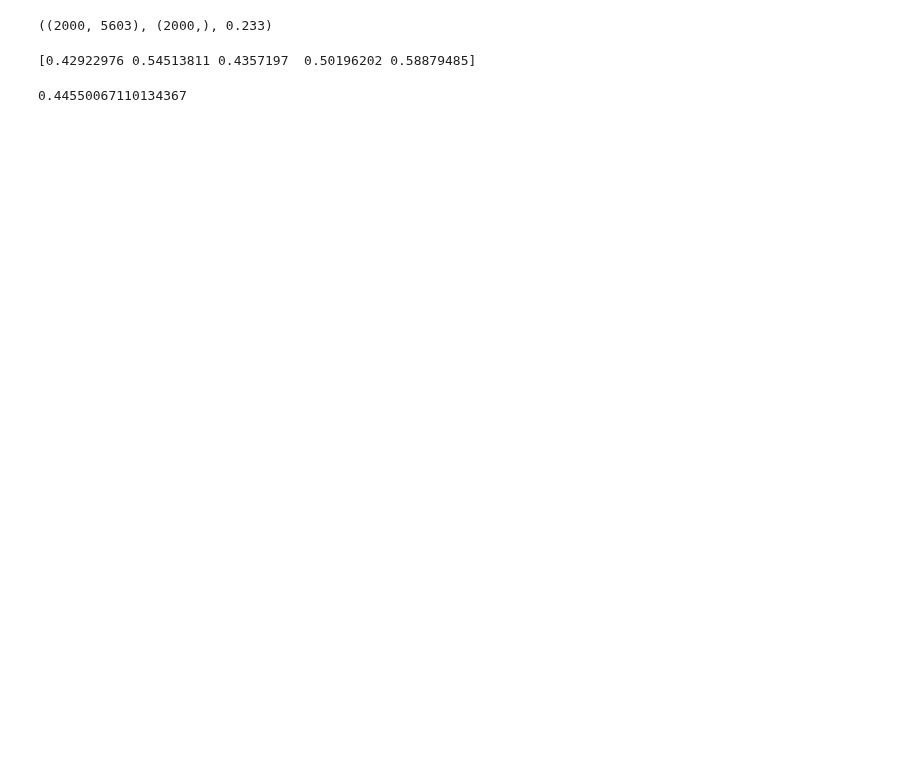
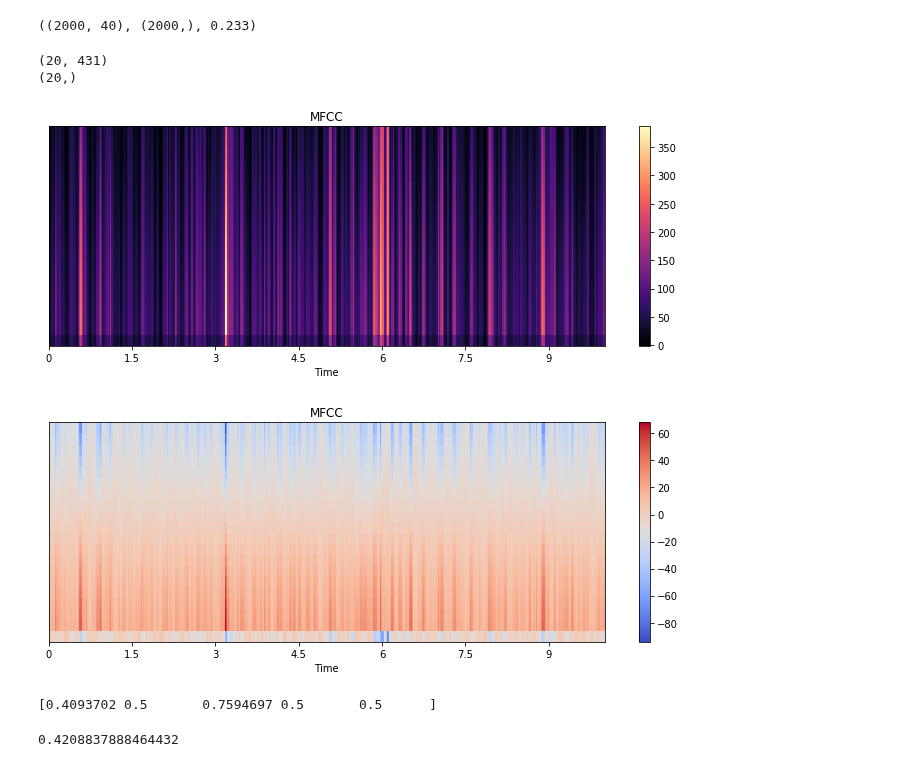
Before and after one commit to jonnor/datascience-master, a Jupyter notebook: dcase2018/Baseline.ipynb, the cells around one changed output. Drawn from its saved outputs; the diff is of its cells as text; code cells hidden in the pictures; blank space fills up the shorter version.

Commit message:
dcase2018: Fix features in Baseline
ROC AUC 0.73, bad precision-recall curve

```diff
--- a/dcase2018/Baseline.ipynb
+++ b/dcase2018/Baseline.ipynb
@@ -47,6 +69,33 @@ def load_dataset(tarpath, labelpath, limit=None):
 # %%
-X, Y = load_dataset('data/ff1010bird.mfcc.tgz', 'data/ff1010bird.labels.csv', limit=2000)
+dataset = load_dataset('data/ff1010bird.mfcc.tgz', 'data/ff1010bird.labels.csv', limit=2000)
+X, Y = get_features(dataset)
 X_train, X_test, Y_train, Y_test = model_selection.train_test_split(X, Y, test_size=0.3, random_state=1)
 X.shape, Y.shape, numpy.mean(Y)
 # %% [output]
-((2000, 5603), (2000,), 0.233)
+((2000, 40), (2000,), 0.233)
+# %%
+def plot_mfcc(mfcc):
+    plt.figure(figsize=(10, 4))
+    librosa.display.specshow(mfcc, x_axis='time')
+    plt.colorbar()
+    plt.title('MFCC')
+    plt.tight_layout()
+
+def plot_spectrogram(S, title='Mel spectrogram', fmax=8000):
+    plt.figure(figsize=(10, 4))
+    d = librosa.power_to_db(S, ref=numpy.max)
+    librosa.display.specshow(d, y_axis='mel', x_axis='time', fmin=500, fmax=fmax)
+    plt.colorbar(format='%+2.0f dB')
+    plt.title(title)
+    plt.tight_layout()
+
+print(X[1].T.shape)
+print(numpy.mean(X[1].T, axis=1).shape)
+
+plot_mfcc(X[1].T.values)
+plot_mfcc(meansub(X[1].T.values))
+# %% [output]
+(20, 431)
+(20,)
+[figure, added]
+[figure, added]
@@ -54,7 +116,7 @@ X.shape, Y.shape, numpy.mean(Y)
 # Asssumes MFCC features as input
 gmm = make_pipeline(
     StandardScaler(),
-    GaussianMixture(n_components=2, covariance_type='spherical'),
+    GaussianMixture(n_components=2, covariance_type='full'),
 )
 
 scores = model_selection.cross_val_score(gmm, X_train, Y_train, scoring='roc_auc', cv=5)
@@ -63,5 +125,5 @@ print(scores)
 gmm.fit(X_train, Y_train)
 metrics.roc_auc_score(Y_test, gmm.predict_proba(X_test)[:,1])
 # %% [output]
-[0.42922976 0.54513811 0.4357197  0.50196202 0.58879485]
+[0.4093702 0.5       0.7594697 0.5       0.5      ]
-0.44550067110134367
+0.4208837888464432
```
Also changed, not shown: parts of 7 cells of this notebook.
